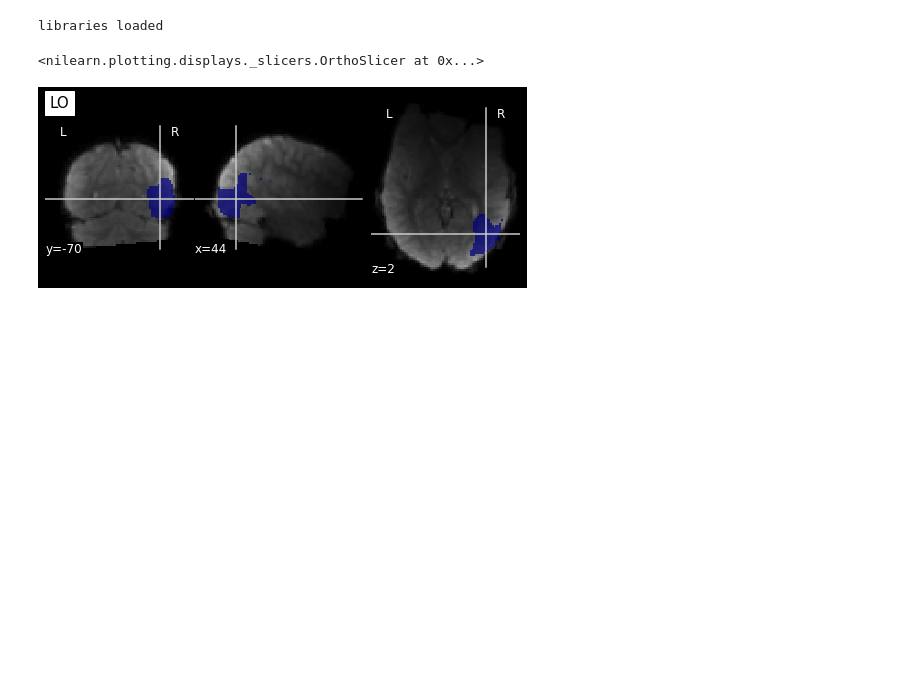
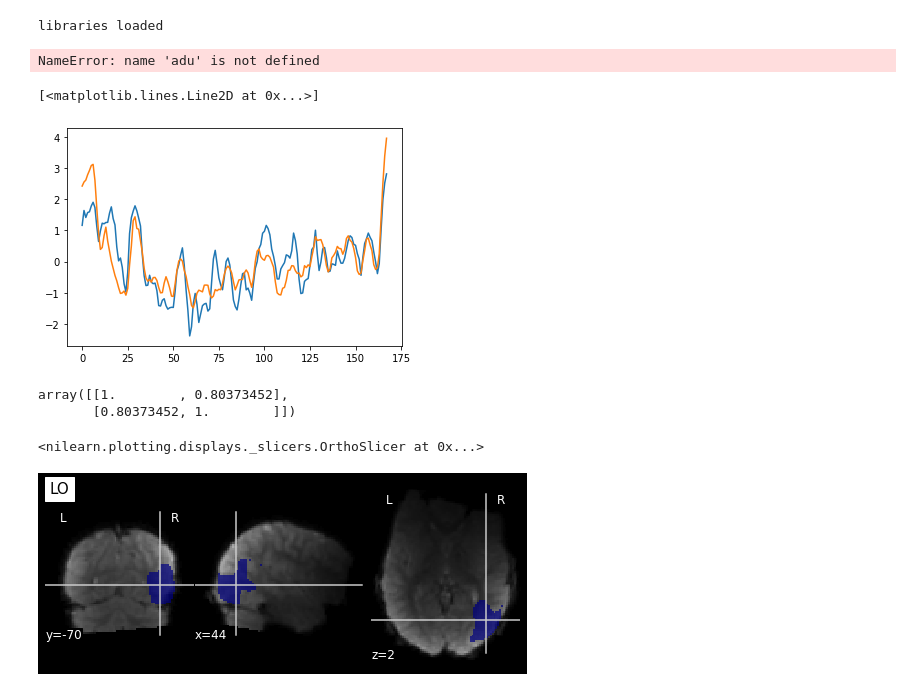
Before and after one commit to vayzenb/ginn, a Jupyter notebook: exps/test_data.ipynb, the cells around one changed output. Saved outputs shown, nothing was run; the diff lists cells and outputs as text; code cells hidden in the pictures; blank space fills up the shorter version.

```diff
--- a/exps/test_data.ipynb
+++ b/exps/test_data.ipynb
@@ -82,3 +92,27 @@ def calc_mvpd(seed_comps,target_comps, target_pca):
+# %%
+model_ts = np.load(f'{model_predictor}/cornet_z_sl_random_aIT_partly_cloudy_ts.npy')
+#model_ts = np.load(f'{model_predictor}/cornet_z_sl_random_aIT_DM-clip_ts.npy')
+adult_ts = np.transpose(np.load(f'{human_predictor}/srm_rLO_18_50.npy'))
+a1_ts = np.transpose(np.load(f'{human_predictor}/srm_lA1_18_50.npy'))
+model_ts= stats.zscore(model_ts, axis=0, ddof=1)
+adult_ts= stats.zscore(adult_ts, axis=0, ddof=1)
+a1_ts= stats.zscore(a1_ts, axis=0, ddof=1)
+#adult_ts = adult_ts[5:,:]
+# %%
+adu.shape
+# %% [output]
+NameError: name 'adu' is not defined
+# %%
+plt.plot(a1_ts[:,0])
+plt.plot(adult_ts[:,0])
+# %% [output]
+[<matplotlib.lines.Line2D at 0x...>]
+[figure, added]
+# %%
+np.corrcoef(a1_ts[:,0], adult_ts[:,0])
+# %% [output]
+array([[1.        , 0.80373452],
+       [0.80373452, 1.        ]])
 # %%
 def create_rdm(ts):
     """
```
Also changed, not shown: parts of 11 cells of this notebook, 2 other files.
